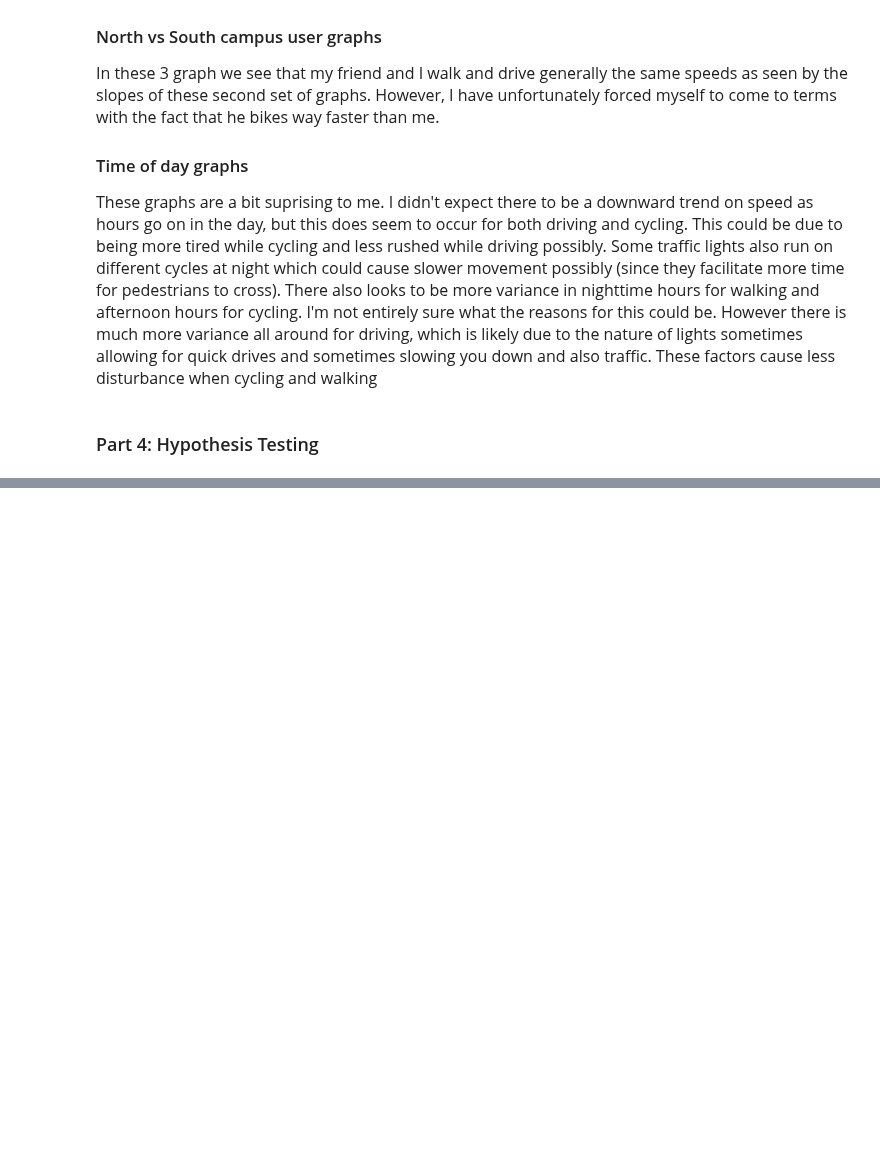
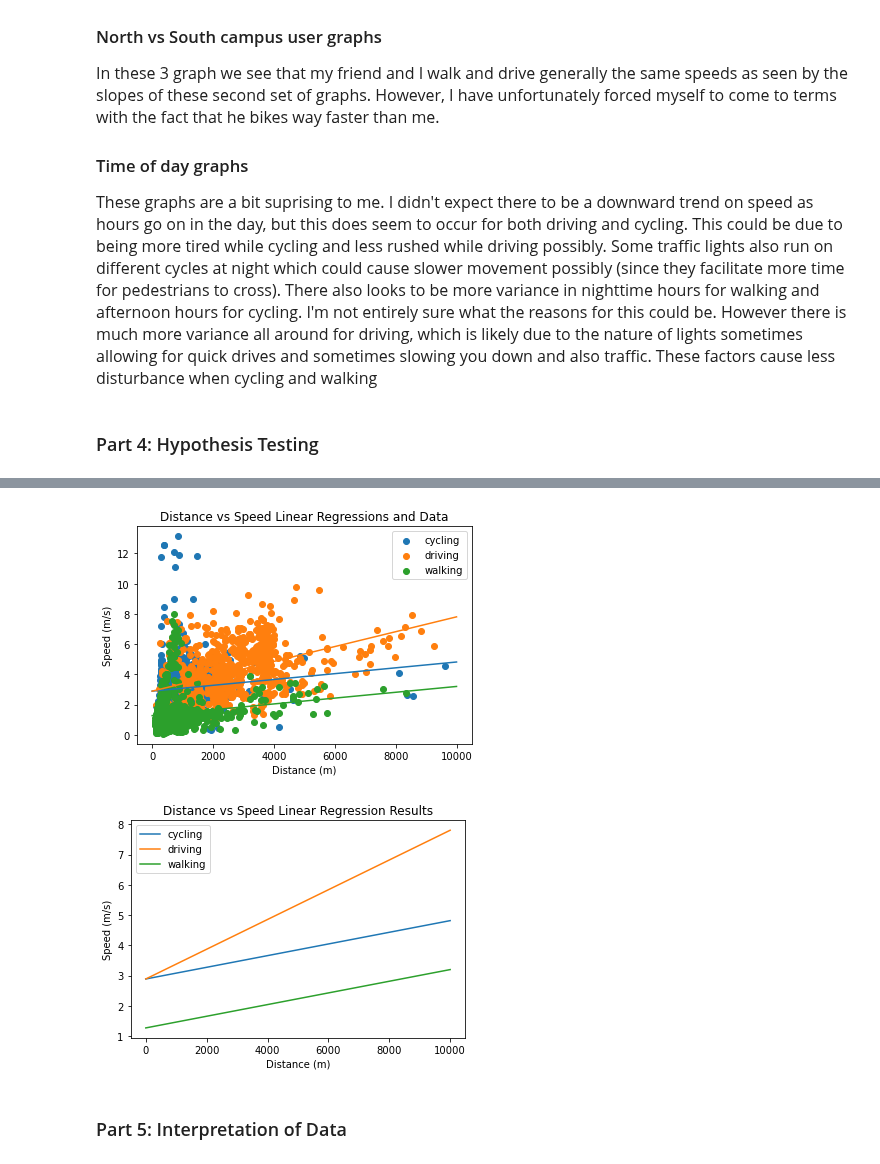
Before and after one commit to zaphim12/320final, a Jupyter notebook: index.ipynb, the cells around one changed output, grey strips where cells are left out. Cells and saved outputs as stored; diff of their text form; code cells hidden in the pictures; blank space fills up the shorter version.

Commit message:
added parts 4 and 5

```diff
--- a/index.ipynb
+++ b/index.ipynb
@@ -450,0 +460,9 @@ for key, grp in finalerData.groupby(['activity']): #one graph for each activity
+# %%
+from sklearn.linear_model import LinearRegression
+# Generate X data and Y data
+X = combined_feature.drop('speed', axis=1)
+y  = combined_feature['speed']
+
+lr = LinearRegression()
+lr.fit(X,y)
+print(f"beta0 = {lr.intercept_}, beta1-beta5 = {lr.coef_}")
@@ -450,0 +504,43 @@ for key, grp in finalerData.groupby(['activity']): #one graph for each activity
+# %%
+# We'll perform our prediction over [0,10000] and do a prediction for each form of transportation
+# x1 is always multiplied by 'dist'. x2 and x4 are not significant so we won't use them
+# x3 is multiplied by 1 to calculate walking prediction. x5 is multiplied by 'dist' to get driving prediction. For cycling, we don't use either
+ind_cycling = pd.DataFrame({'dist' : range(0,10000), 'IN_PASSENGER_VEHICLE' : [0]*10000, 'WALKING' : [0]*10000, 'dist*WALKING' : [0]*10000, 'dist*IN_PASSENGER_VEHICLE' : [0]*10000})
+ind_driving = pd.DataFrame({'dist' : range(0,10000), 'IN_PASSENGER_VEHICLE' : [0]*10000, 'WALKING' : [0]*10000, 'dist*WALKING' : [0]*10000, 'dist*IN_PASSENGER_VEHICLE' : range(0,10000)})
+ind_walking = pd.DataFrame({'dist' : range(0,10000), 'IN_PASSENGER_VEHICLE' : [0]*10000, 'WALKING' : [1]*10000, 'dist*WALKING' : [0]*10000, 'dist*IN_PASSENGER_VEHICLE' : [0]*10000})
+
+# Let's plot each of these
+dep_cycling = lr.predict(ind_cycling)
+dep_driving = lr.predict(ind_driving)
+dep_walking = lr.predict(ind_walking)
+
+# Plot linear regressions with scatter data
+fig, ax = plt.subplots()
+ax.plot(ind_vars['dist'], dep_cycling)
+ax.scatter(finalerData[finalerData['activity'] == "CYCLING"]['dist'], finalerData[finalerData['activity'] == "CYCLING"]['speed'], label = "cycling")
+ax.plot(ind_vars['dist'], dep_driving)
+ax.scatter(finalerData[finalerData['activity'] == "IN_PASSENGER_VEHICLE"]['dist'], finalerData[finalerData['activity'] == "IN_PASSENGER_VEHICLE"]['speed'], label = "driving")
+ax.plot(ind_vars['dist'], dep_walking)
+ax.scatter(finalerData[finalerData['activity'] == "WALKING"]['dist'], finalerData[finalerData['activity'] == "WALKING"]['speed'], label = "walking")
+ax.set_title("Distance vs Speed Linear Regressions and Data")
+ax.set_ylabel("Speed (m/s)")
+ax.set_xlabel("Distance (m)")
+plt.legend(loc='best')
+
+# Plot linear regressions without scatter data
+fig, ax = plt.subplots()
+ax.plot(ind_vars['dist'], dep_cycling, label = "cycling")
+ax.plot(ind_vars['dist'], dep_driving, label = "driving")
+ax.plot(ind_vars['dist'], dep_walking, label = "walking")
+ax.set_title("Distance vs Speed Linear Regression Results")
+ax.set_ylabel("Speed (m/s)")
+ax.set_xlabel("Distance (m)")
+plt.legend(loc='best');
+
+
+#Finally let's see the residuals of our model using just the significant variables
+# %% [output]
+[figure, added]
+[figure, added]
+# %% [markdown]
+<h3> Part 5: Interpretation of Data </h3>
```
Also changed, not shown: parts of 19 cells of this notebook, 1 other file.
